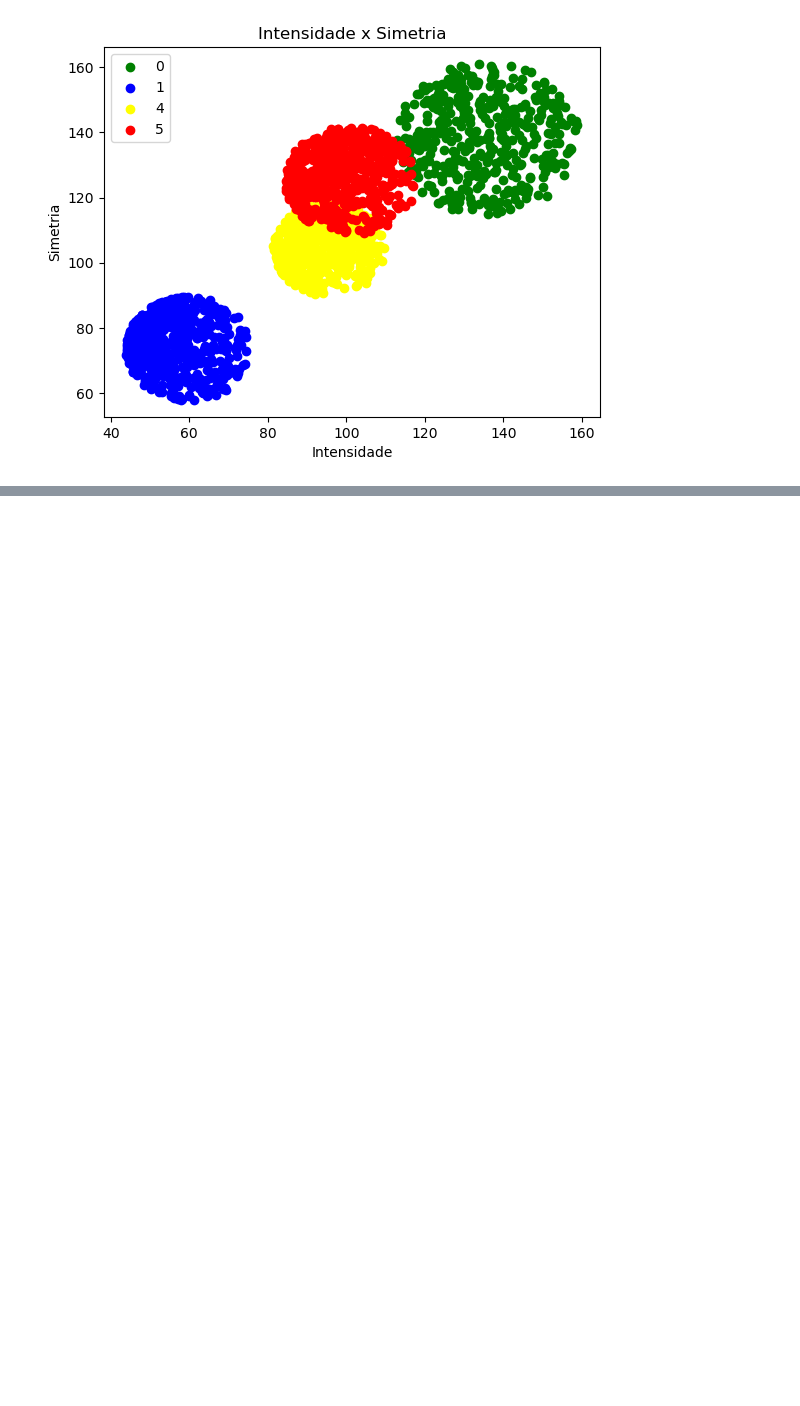
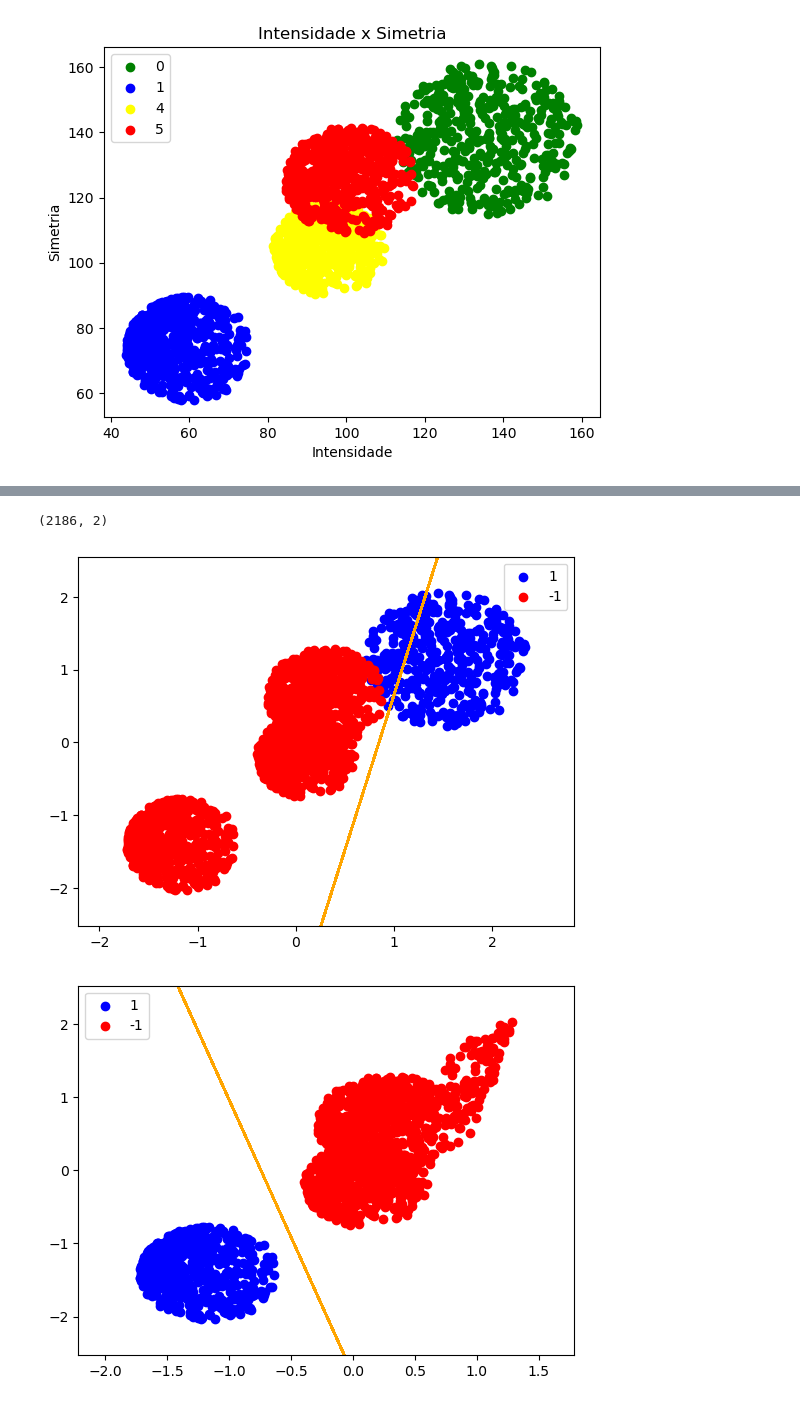
Before and after one commit to ivoaraujo17/Machine_Learning_Project_1, a Jupyter notebook: todos_vs_todos.ipynb, the cells around one changed output, grey strips where cells are left out. Drawn from its saved outputs; the diff is of its cells as text; code cells hidden in the pictures; blank space fills up the shorter version.

```diff
--- a/todos_vs_todos.ipynb
+++ b/todos_vs_todos.ipynb
@@ -123,0 +64,22 @@ X_test = padronizar(X_test)
+# %%
+y_ = y_train.copy()
+X_ = X_train.copy()
+print(X_.shape)
+modelos_rlin = []
+for i in (0, 1, 4):
+    y_binary = np.where(y_ == i, 1, -1)
+    rlin = RegressaoLinear(X_, y_binary)
+    rlin.fit()
+    rlin.plot()
+
+    y_pred = rlin.predict(X_)
+    lista_index = np.where(y_pred == 1)[0]
+
+    y_ = np.delete(y_, lista_index, axis=0)
+    X_ = np.delete(X_, lista_index, axis=0)
+
+    modelos_rlin.append(rlin)
+# %% [output]
+(2186, 2)
+[figure, added]
+[figure, added]
```
Also changed, not shown: parts of 11 cells of this notebook, 3 other files.
